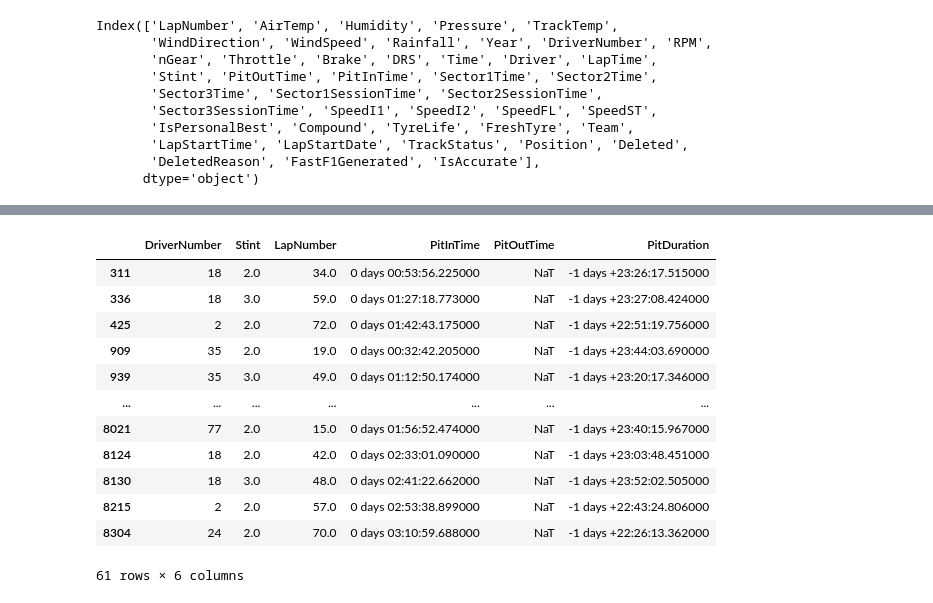
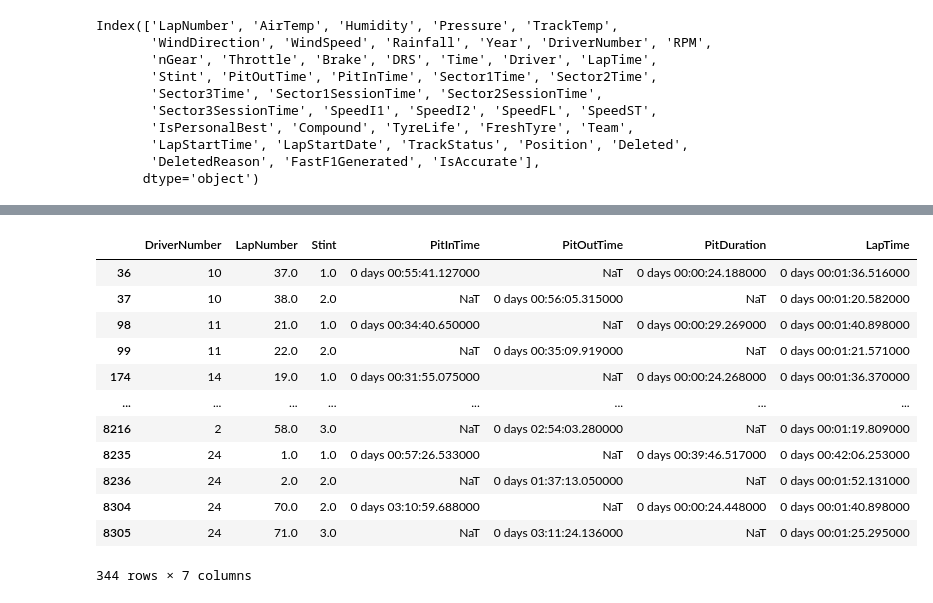
Before and after one commit to JigyashuSaravta/2025Spring_Final_F1, a Jupyter notebook: Fastf1/regression_fastf1.ipynb, the cells around one changed output, grey strips where cells are left out. Saved outputs shown, nothing was run; the diff lists cells and outputs as text; code cells hidden in the pictures.

```diff
--- a/Fastf1/regression_fastf1.ipynb
+++ b/Fastf1/regression_fastf1.ipynb
@@ -124,17 +98,39 @@ df["PitDuration"] = pd.to_timedelta(df["PitDuration"])
+# %%
+# Initialize column with NaT
+df["PitDuration"] = pd.NaT
+
+# Ensure PitInTime and PitOutTime are timedelta
+df["PitInTime"] = pd.to_timedelta(df["PitInTime"])
+df["PitOutTime"] = pd.to_timedelta(df["PitOutTime"])
+
+# Iterate over rows with PitInTime notna (i.e., where the car entered the pits)
+for idx, row in df[df["PitInTime"].notna()].iterrows():
+    # Search for the next row for the same driver and year with PitOutTime notna
+    mask = (
+        (df["Year"] == row["Year"]) &
+        (df["DriverNumber"] == row["DriverNumber"]) &
+        (df["PitOutTime"].notna()) &
+        (df.index > idx)
+    )
+    next_pit_out = df[mask].head(1)
+
+    if not next_pit_out.empty:
+        out_time = next_pit_out["PitOutTime"].values[0]
+        df.at[idx, "PitDuration"] = out_time - row["PitInTime"]
 # %%
 # View result
-df[["DriverNumber", "Stint", "LapNumber", "PitInTime", "PitOutTime", "PitDuration"]].dropna(subset=["PitDuration"])
+df[(df["PitInTime"].notna()) | (df["PitOutTime"].notna())][['DriverNumber', 'LapNumber', 'Stint', 'PitInTime', 'PitOutTime', 'PitDuration', 'LapTime']]
 # %% [output]
-|  | DriverNumber | Stint | LapNumber | PitInTime | PitOutTime | PitDuration |
-| 311 | 18 | 2.0 | 34.0 | 0 days 00:53:56.225000 | NaT | -1 days +23:26:17.515000 |
-| 336 | 18 | 3.0 | 59.0 | 0 days 01:27:18.773000 | NaT | -1 days +23:27:08.424000 |
-| 425 | 2 | 2.0 | 72.0 | 0 days 01:42:43.175000 | NaT | -1 days +22:51:19.756000 |
-| 909 | 35 | 2.0 | 19.0 | 0 days 00:32:42.205000 | NaT | -1 days +23:44:03.690000 |
-| 939 | 35 | 3.0 | 49.0 | 0 days 01:12:50.174000 | NaT | -1 days +23:20:17.346000 |
-| ... | ... | ... | ... | ... | ... | ... |
-| 8021 | 77 | 2.0 | 15.0 | 0 days 01:56:52.474000 | NaT | -1 days +23:40:15.967000 |
-| 8124 | 18 | 2.0 | 42.0 | 0 days 02:33:01.090000 | NaT | -1 days +23:03:48.451000 |
-| 8130 | 18 | 3.0 | 48.0 | 0 days 02:41:22.662000 | NaT | -1 days +23:52:02.505000 |
-| 8215 | 2 | 2.0 | 57.0 | 0 days 02:53:38.899000 | NaT | -1 days +22:43:24.806000 |
-| 8304 | 24 | 2.0 | 70.0 | 0 days 03:10:59.688000 | NaT | -1 days +22:26:13.362000 |
+|  | DriverNumber | LapNumber | Stint | PitInTime | PitOutTime | PitDuration | LapTime |
+| 36 | 10 | 37.0 | 1.0 | 0 days 00:55:41.127000 | NaT | 0 days 00:00:24.188000 | 0 days 00:01:36.516000 |
+| 37 | 10 | 38.0 | 2.0 | NaT | 0 days 00:56:05.315000 | NaT | 0 days 00:01:20.582000 |
+| 98 | 11 | 21.0 | 1.0 | 0 days 00:34:40.650000 | NaT | 0 days 00:00:29.269000 | 0 days 00:01:40.898000 |
+| 99 | 11 | 22.0 | 2.0 | NaT | 0 days 00:35:09.919000 | NaT | 0 days 00:01:21.571000 |
+| 174 | 14 | 19.0 | 1.0 | 0 days 00:31:55.075000 | NaT | 0 days 00:00:24.268000 | 0 days 00:01:36.370000 |
+| ... | ... | ... | ... | ... | ... | ... | ... |
+| 8216 | 2 | 58.0 | 3.0 | NaT | 0 days 02:54:03.280000 | NaT | 0 days 00:01:19.809000 |
+| 8235 | 24 | 1.0 | 1.0 | 0 days 00:57:26.533000 | NaT | 0 days 00:39:46.517000 | 0 days 00:42:06.253000 |
+| 8236 | 24 | 2.0 | 2.0 | NaT | 0 days 01:37:13.050000 | NaT | 0 days 00:01:52.131000 |
+| 8304 | 24 | 70.0 | 2.0 | 0 days 03:10:59.688000 | NaT | 0 days 00:00:24.448000 | 0 days 00:01:40.898000 |
+| 8305 | 24 | 71.0 | 3.0 | NaT | 0 days 03:11:24.136000 | NaT | 0 days 00:01:25.295000 |
-61 rows × 6 columns
+344 rows × 7 columns
```
Also changed, not shown: parts of 32 cells of this notebook, 1 other file.
